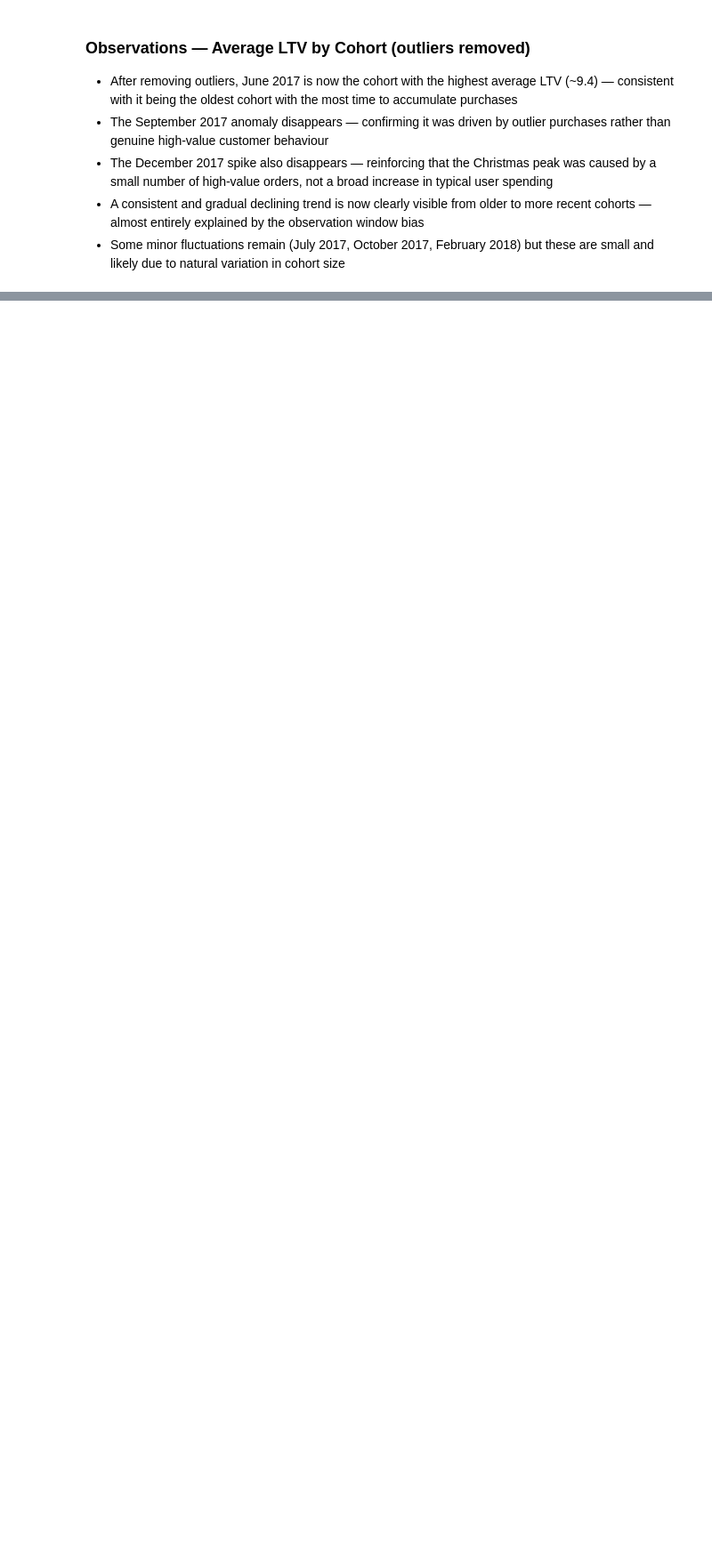
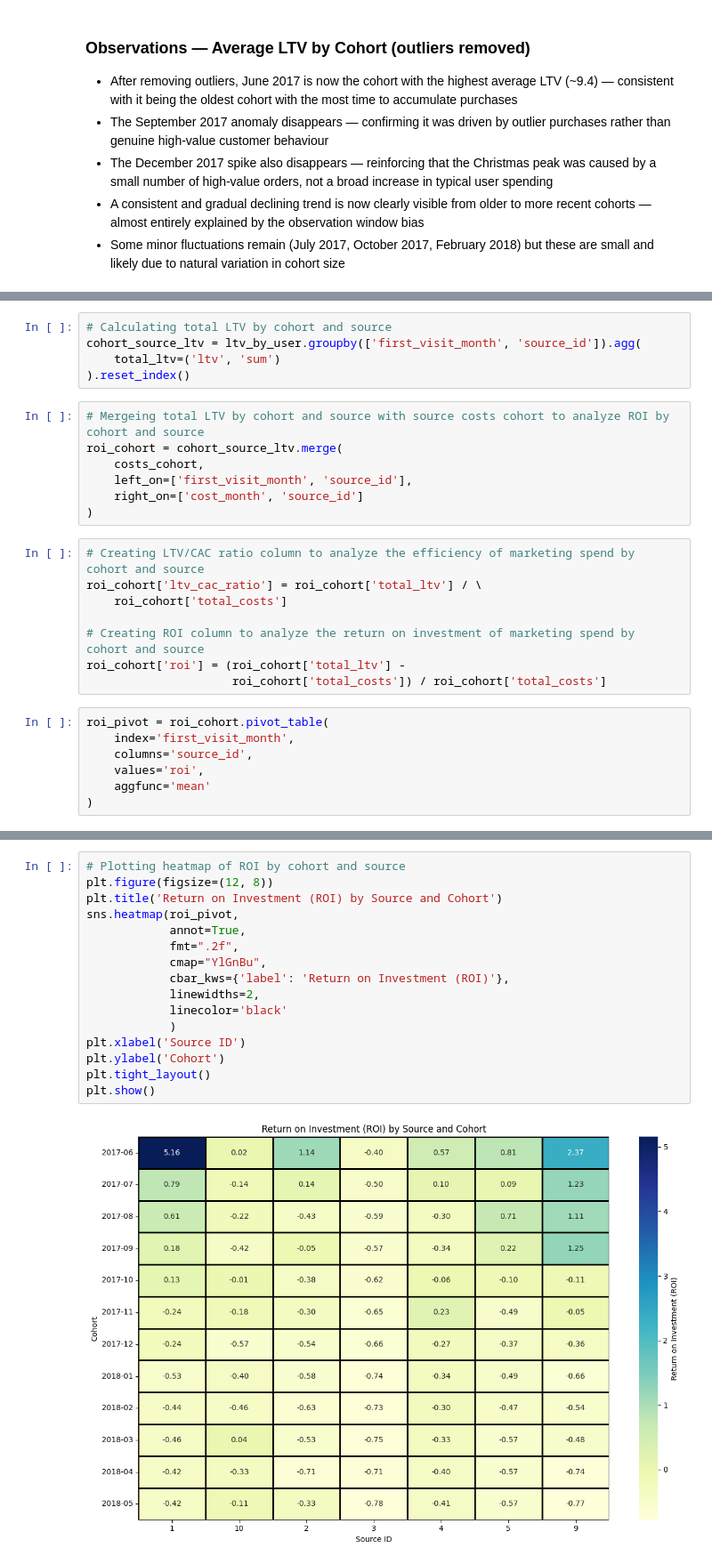
Before and after one commit to hmvcarvalho/yafisha-marketing-analysis, a Jupyter notebook: yafisha_analysis.ipynb, the cells around one changed output, grey strips where cells are left out. Shown at 89% size. Saved outputs shown, nothing was run; the diff lists cells and outputs as text; blank space fills up the shorter version.

```diff
--- a/yafisha_analysis.ipynb
+++ b/yafisha_analysis.ipynb
@@ -1075,0 +1330,27 @@ plt.show()
+# %%
+# Calculating total LTV by cohort and source
+cohort_source_ltv = ltv_by_user.groupby(['first_visit_month', 'source_id']).agg(
+    total_ltv=('ltv', 'sum')
+).reset_index()
+# %%
+# Mergeing total LTV by cohort and source with source costs cohort to analyze ROI by cohort and source
+roi_cohort = cohort_source_ltv.merge(
+    costs_cohort,
+    left_on=['first_visit_month', 'source_id'],
+    right_on=['cost_month', 'source_id']
+)
+# %%
+# Creating LTV/CAC ratio column to analyze the efficiency of marketing spend by cohort and source
+roi_cohort['ltv_cac_ratio'] = roi_cohort['total_ltv'] / \
+    roi_cohort['total_costs']
+
+# Creating ROI column to analyze the return on investment of marketing spend by cohort and source
+roi_cohort['roi'] = (roi_cohort['total_ltv'] -
+                     roi_cohort['total_costs']) / roi_cohort['total_costs']
+# %%
+roi_pivot = roi_cohort.pivot_table(
+    index='first_visit_month',
+    columns='source_id',
+    values='roi',
+    aggfunc='mean'
+)
@@ -1075,0 +1377,18 @@ plt.show()
+# %%
+# Plotting heatmap of ROI by cohort and source
+plt.figure(figsize=(12, 8))
+plt.title('Return on Investment (ROI) by Source and Cohort')
+sns.heatmap(roi_pivot,
+            annot=True,
+            fmt=".2f",
+            cmap="YlGnBu",
+            cbar_kws={'label': 'Return on Investment (ROI)'},
+            linewidths=2,
+            linecolor='black'
+            )
+plt.xlabel('Source ID')
+plt.ylabel('Cohort')
+plt.tight_layout()
+plt.show()
+# %% [output]
+[figure, added]
```
Also changed, not shown: parts of 32 cells of this notebook, 1 other file.
